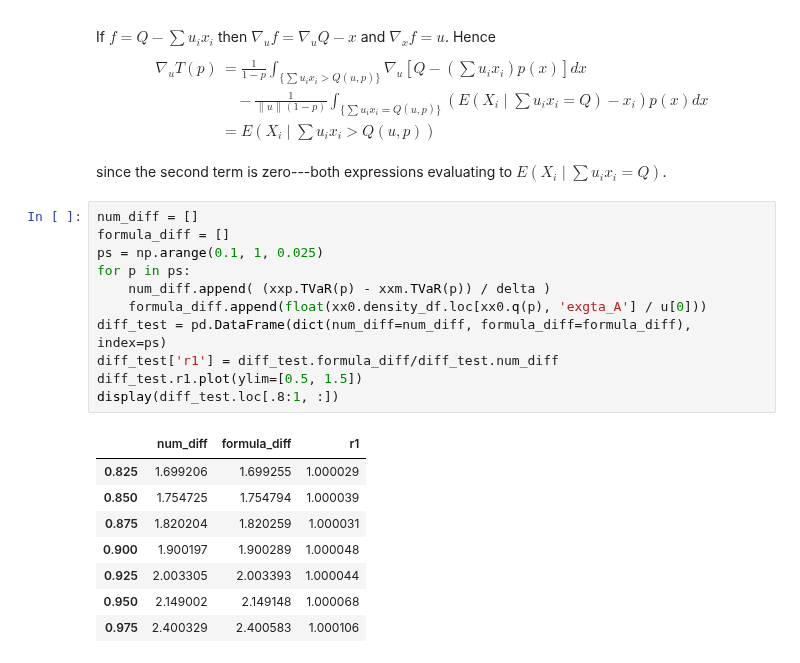
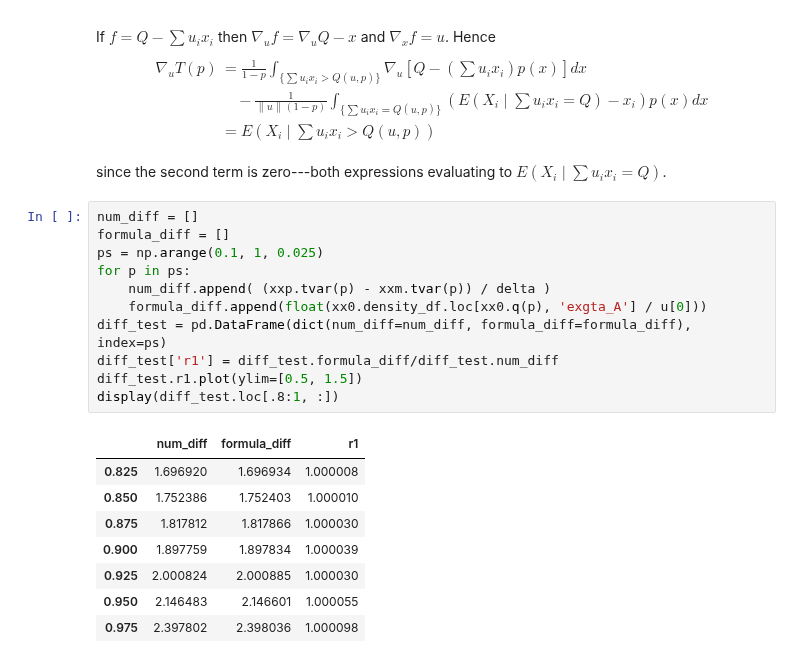
Before and after one commit to mynl/aggregate, a Jupyter notebook: examples/Derivatives.ipynb, the cells around one changed output. Drawn from its saved outputs; the diff is of its cells as text.

```diff
--- a/examples/Derivatives.ipynb
+++ b/examples/Derivatives.ipynb
@@ -173,21 +173,21 @@ since the second term is zero---both expressions evaluating to $E(X_i\mid \sum u
 # %%
 num_diff = []
 formula_diff = []
 ps = np.arange(0.1, 1, 0.025)
 for p in ps:
-    num_diff.append( (xxp.TVaR(p) - xxm.TVaR(p)) / delta )
+    num_diff.append( (xxp.tvar(p) - xxm.tvar(p)) / delta )
     formula_diff.append(float(xx0.density_df.loc[xx0.q(p), 'exgta_A'] / u[0]))
 diff_test = pd.DataFrame(dict(num_diff=num_diff, formula_diff=formula_diff), index=ps)
 diff_test['r1'] = diff_test.formula_diff/diff_test.num_diff
 diff_test.r1.plot(ylim=[0.5, 1.5])
 display(diff_test.loc[.8:1, :])
 # %% [output]
 |  | num_diff | formula_diff | r1 |
-| 0.825 | 1.699206 | 1.699255 | 1.000029 |
-| 0.850 | 1.754725 | 1.754794 | 1.000039 |
-| 0.875 | 1.820204 | 1.820259 | 1.000031 |
-| 0.900 | 1.900197 | 1.900289 | 1.000048 |
-| 0.925 | 2.003305 | 2.003393 | 1.000044 |
-| 0.950 | 2.149002 | 2.149148 | 1.000068 |
-| 0.975 | 2.400329 | 2.400583 | 1.000106 |
+| 0.825 | 1.696920 | 1.696934 | 1.000008 |
+| 0.850 | 1.752386 | 1.752403 | 1.000010 |
+| 0.875 | 1.817812 | 1.817866 | 1.000030 |
+| 0.900 | 1.897759 | 1.897834 | 1.000039 |
+| 0.925 | 2.000824 | 2.000885 | 1.000030 |
+| 0.950 | 2.146483 | 2.146601 | 1.000055 |
+| 0.975 | 2.397802 | 2.398036 | 1.000098 |
 [drawing not drawn]
```
Also changed, not shown: parts of 1 cell of this notebook, 3 other files.
